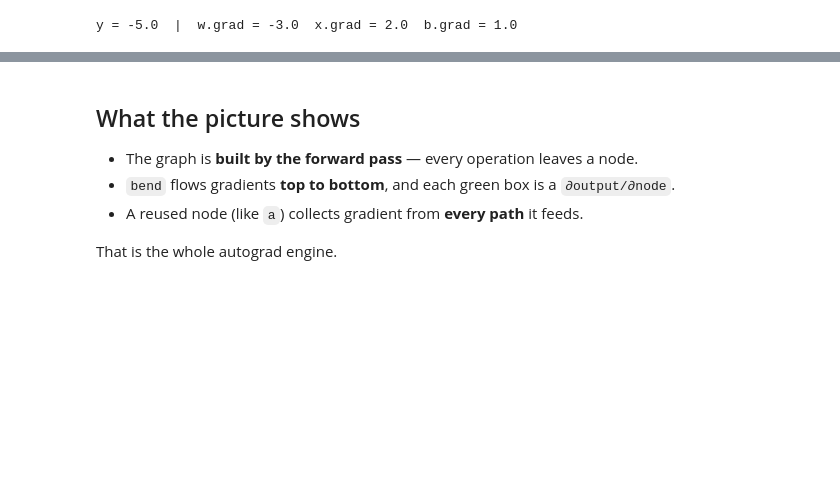
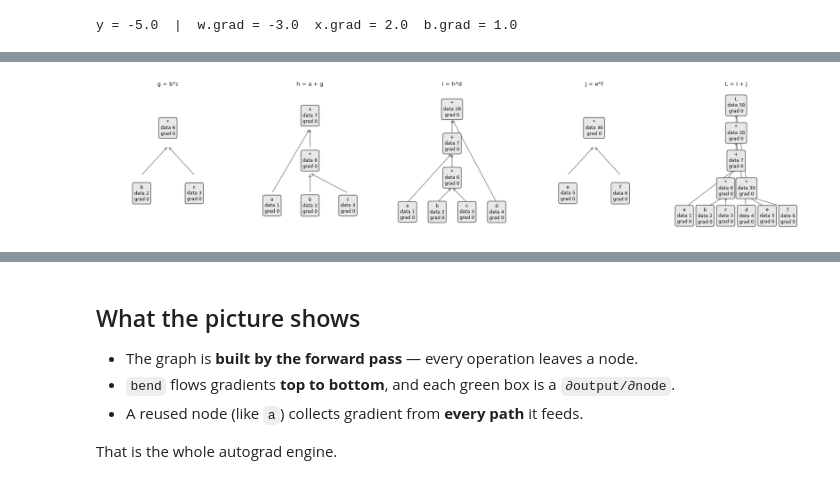
Before and after one commit to menicacci/bonsaigrad, a Jupyter notebook: notebooks/01_leaf.ipynb, the cells around one changed output, grey strips where cells are left out. Saved outputs shown, nothing was run; the diff lists cells and outputs as text; code cells hidden in the pictures; blank space fills up the shorter version.

```diff
--- a/notebooks/01_leaf.ipynb
+++ b/notebooks/01_leaf.ipynb
@@ -167,0 +149,22 @@ f.grad = 5
+# %%
+a, b, c, d, e, f = (Leaf(v) for v in (1, 2, 3, 4, 5, 6))
+
+g = b * c
+h = a + g
+i = h * d
+j = e * f
+L = i + j
+
+names = {id(a): "a", id(b): "b", id(c): "c",
+         id(d): "d", id(e): "e", id(f): "f", id(L): "L"}
+
+steps = [(g, "g = b*c"), (h, "h = a + g"), (i, "i = h*d"),
+         (j, "j = e*f"), (L, "L = i + j")]
+
+fig, axes = plt.subplots(1, len(steps), figsize=(20, 4.5))
+for ax, (root, label) in zip(axes, steps):
+    draw_graph(root, names, ax=ax, title=label)
+plt.tight_layout()
+plt.show()
+# %% [output]
+[figure, added]
```
Also changed, not shown: parts of 5 cells of this notebook.
